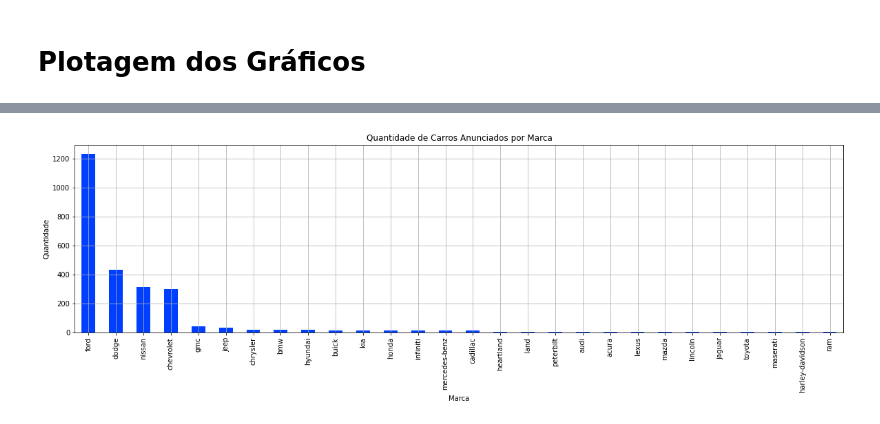
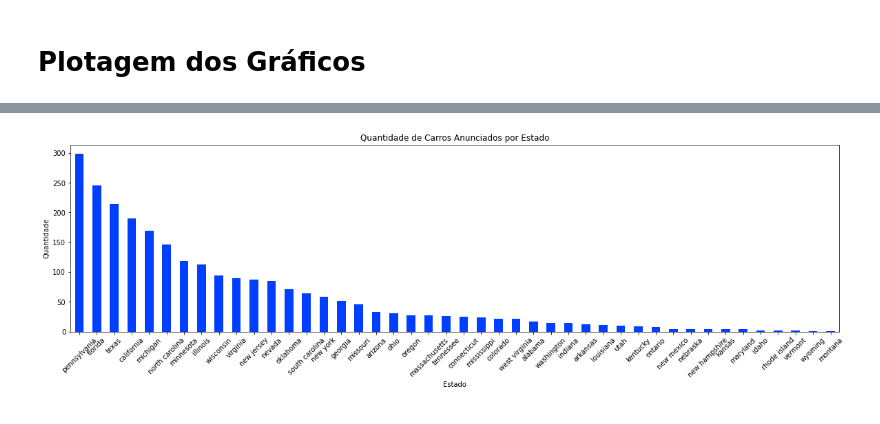
Before and after one commit to AlanGPS/Portfolio, a Jupyter notebook: Project_Cars_USA/AmericanCarsProject.ipynb, the cells around one changed output, grey strips where cells are left out. Drawn from its saved outputs; the diff is of its cells as text; code cells hidden in the pictures.

```diff
--- a/Project_Cars_USA/AmericanCarsProject.ipynb
+++ b/Project_Cars_USA/AmericanCarsProject.ipynb
@@ -6,7 +6,7 @@ import pandas as pd
 import matplotlib.pyplot as plot
 # %%
 # Definindo o Estilo a ser Utilizado pelo matplotlib
-plt.style.use('seaborn-bright')
+plot.style.use('seaborn-bright')
 # %%
 # Upload do Arquivo Externo
 from google.colab import files
@@ -194,10 +306,11 @@ dtype: object
 # %%
-#df['Marca'].value_counts()
-#df['Marca'].value_counts().sum()
-df['Marca'].value_counts().plot.bar(figsize = [20,5])
-plot.title('Quantidade de Carros Anunciados por Marca')
-plot.xlabel('Marca')
-plot.ylabel('Quantidade')
-plot.grid();
+# Gráfico do Estado por Quantidade de Anúncios
+#df['Estado'].value_counts()
+#df['Estado'].value_counts().sum()
+df['Estado'].value_counts().plot.bar(figsize = [20,5])
+plot.title('Quantidade de Carros Anunciados por Estado')
+plot.xlabel('Estado')
+plot.xticks(rotation = 45)
+plot.ylabel('Quantidade');
 # %% [output]
-[figure, old version]
+[figure, new version]
```
Also changed, not shown: parts of 36 cells of this notebook.
